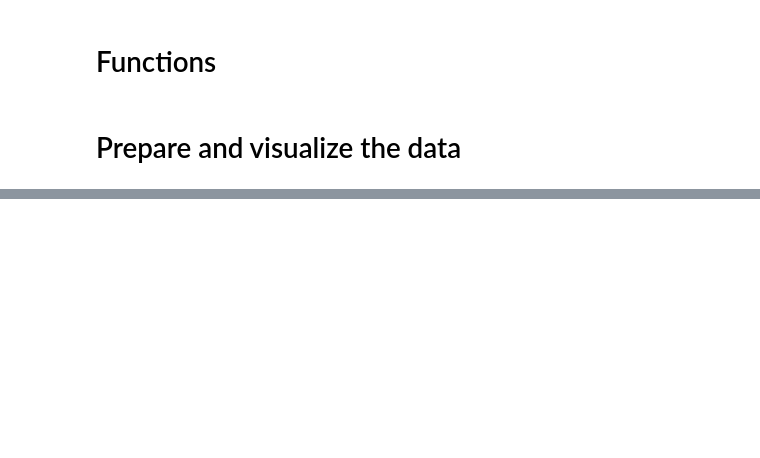
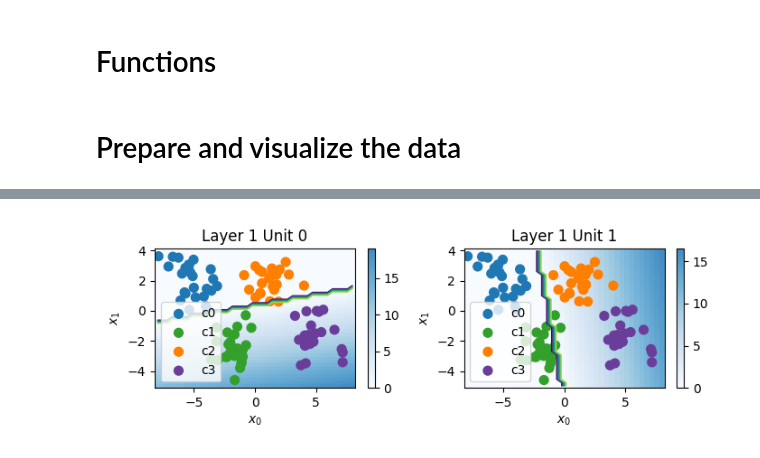
Before and after one commit to CarlosLizamaGarcia/DataScience, a Jupyter notebook: Course2/Multiclass.ipynb, the cells around one changed output, grey strips where cells are left out. Saved outputs shown, nothing was run; the diff lists cells and outputs as text; code cells hidden in the pictures; blank space fills up the shorter version.

```diff
--- a/Course2/Multiclass.ipynb
+++ b/Course2/Multiclass.ipynb
@@ -27,0 +287,9 @@ X_train, y_train = make_blobs(n_samples=m, centers=centers, cluster_std=std, ran
+# %%
+# gather the trained parameters from the first layer
+l1 = model.get_layer("L1")
+W1,b1 = l1.get_weights()
+# %%
+# plot the function of the first layer
+plt_layer_relu(X_train, y_train.reshape(-1,), W1, b1, classes)
+# %% [output]
+[figure, added]
```
Also changed, not shown: parts of 27 cells of this notebook.
